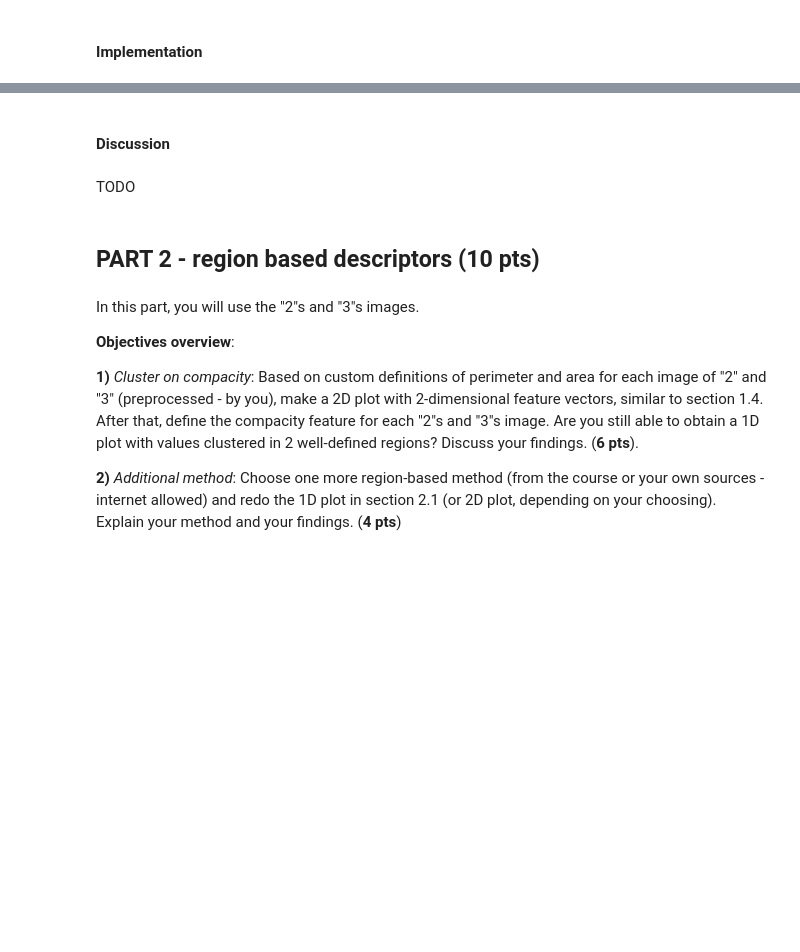
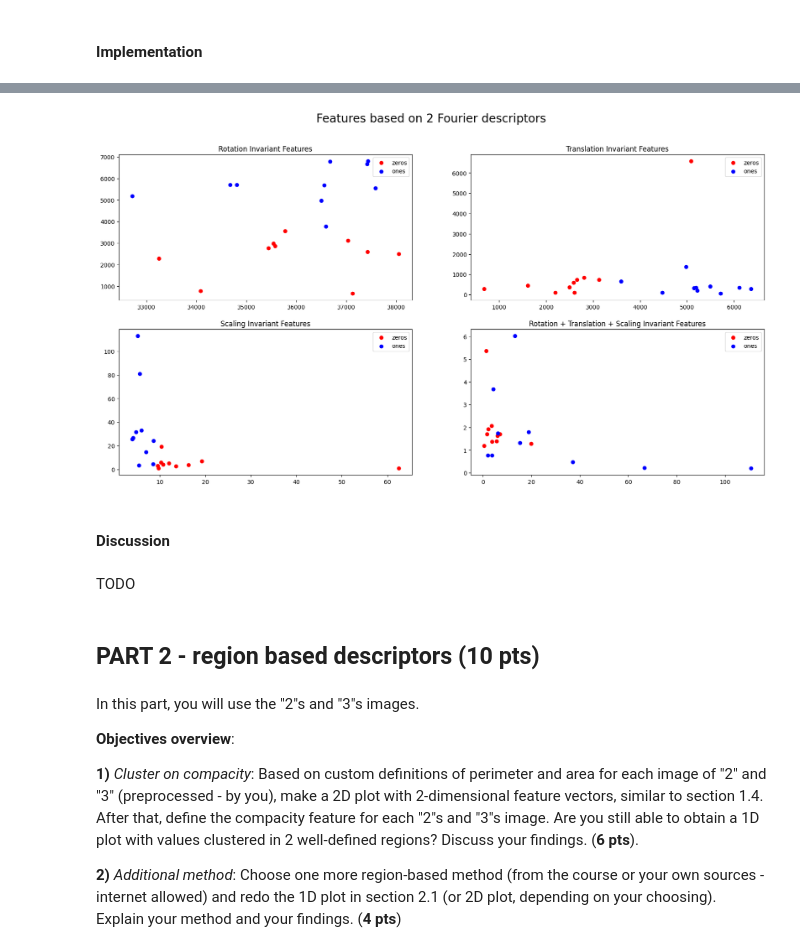
Before and after one commit to mrizaarseven98/do-not-cheat, a Jupyter notebook: labs/lab_02_object_description.ipynb, the cells around one changed output, grey strips where cells are left out. Drawn from its saved outputs; the diff is of its cells as text; code cells hidden in the pictures; blank space fills up the shorter version.

Commit message:
Invariant Features func. coded and plotted, wrote small discussions, supressed runtimewarnings

```diff
--- a/labs/lab_02_object_description.ipynb
+++ b/labs/lab_02_object_description.ipynb
@@ -460,3 +476,57 @@ transformed_images_ones = [random_scale(random_rotate(random_translate(img))) fo
+# %%
+# For each of the 4 sets of "0"s and "1"s above, you should find the invaiant features
+# and make a plot (similar to section 1.4) - 4 plots in total!
+# Use a proper labeling/legend for the plots!
+
+fig, ax = plt.subplots(2,2, figsize=(20,10))
+
+inv_feat1_rotate_zeros=[get_invariant_features(rotated_images_zeros[i], True, False, False)[0] for i in range(0, len(rotated_images_zeros))]
+inv_feat2_rotate_zeros=[get_invariant_features(rotated_images_zeros[i], True, False, False)[1] for i in range(0, len(rotated_images_zeros))]
+inv_feat1_rotate_ones=[get_invariant_features(rotated_images_ones[i], True, False, False)[0] for i in range(0, len(rotated_images_ones))]
+inv_feat2_rotate_ones=[get_invariant_features(rotated_images_ones[i], True, False, False)[1] for i in range(0, len(rotated_images_ones))]
+
+inv_feat1_translate_zeros=[get_invariant_features(translated_images_zeros[i], False, True, False)[0] for i in range(0, len(translated_images_zeros))]
+inv_feat2_translate_zeros=[get_invariant_features(translated_images_zeros[i], False, True, False)[1] for i in range(0, len(translated_images_zeros))]
+inv_feat1_translate_ones=[get_invariant_features(translated_images_ones[i], False, True, False)[0] for i in range(0, len(translated_images_ones))]
+inv_feat2_translate_ones=[get_invariant_features(translated_images_ones[i], False, True, False)[1] for i in range(0, len(translated_images_ones))]
+
+inv_feat1_scale_zeros=[get_invariant_features(scaled_images_zeros[i], False, False, True)[0] for i in range(0, len(scaled_images_zeros))]
+inv_feat2_scale_zeros=[get_invariant_features(scaled_images_zeros[i], False, False, True)[1] for i in range(0, len(scaled_images_zeros))]
+inv_feat1_scale_ones=[get_invariant_features(scaled_images_ones[i], False, False, True)[0] for i in range(0, len(scaled_images_ones))]
+inv_feat2_scale_ones=[get_invariant_features(scaled_images_ones[i], False, False, True)[1] for i in range(0, len(scaled_images_ones))]
+
+inv_feat1_transform_zeros=[get_invariant_features(transformed_images_zeros[i], True, True, True)[0] for i in range(0, len(transformed_images_zeros))]
+inv_feat2_transform_zeros=[get_invariant_features(transformed_images_zeros[i], True, True, True)[1] for i in range(0, len(transformed_images_zeros))]
+inv_feat1_transform_ones=[get_invariant_features(transformed_images_ones[i], True, True, True)[0] for i in range(0, len(transformed_images_ones))]
+inv_feat2_transform_ones=[get_invariant_features(transformed_images_ones[i], True, True, True)[1] for i in range(0, len(transformed_images_ones))]
+
+
+ax[0][0].scatter(inv_feat1_rotate_zeros, inv_feat2_rotate_zeros, color='r', label='zeros')
+ax[0][0].scatter(inv_feat1_rotate_ones, inv_feat2_rotate_ones, color='b', label='ones')
+ax[0][0].legend(loc='best')
+ax[0][0].set_title("Rotation Invariant Features")
+
+ax[0][1].scatter(inv_feat1_translate_zeros, inv_feat2_translate_zeros, color='r', label='zeros')
+ax[0][1].scatter(inv_feat1_translate_ones, inv_feat2_translate_ones, color='b', label='ones')
+ax[0][1].legend(loc='best')
+ax[0][1].set_title("Translation Invariant Features")
+
+ax[1][0].scatter(inv_feat1_scale_zeros, inv_feat2_scale_zeros, color='r', label='zeros')
+ax[1][0].scatter(inv_feat1_scale_ones, inv_feat2_scale_ones, color='b', label='ones')
+ax[1][0].legend(loc='best')
+ax[1][0].set_title("Scaling Invariant Features")
+
+ax[1][1].scatter(inv_feat1_transform_zeros, inv_feat2_transform_zeros, color='r', label='zeros')
+ax[1][1].scatter(inv_feat1_transform_ones, inv_feat2_transform_ones, color='b', label='ones')
+ax[1][1].legend(loc='best')
+ax[1][1].set_title("Rotation + Translation + Scaling Invariant Features")
+
+fig.suptitle("Features based on 2 Fourier descriptors", fontsize=20)
+plt.show()
+
+# TODO
+# %% [output]
+[figure, added]
 # %% [markdown]
 #### Discussion
 # %% [markdown]
```
Also changed, not shown: parts of 12 cells of this notebook.
